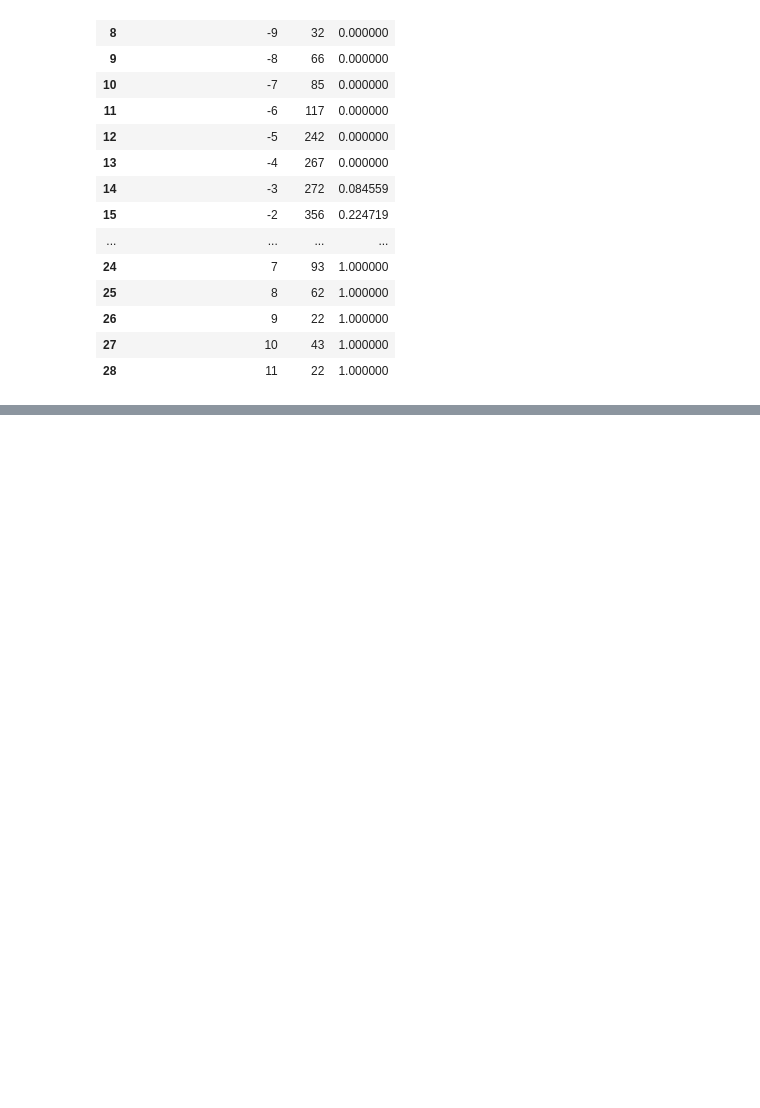
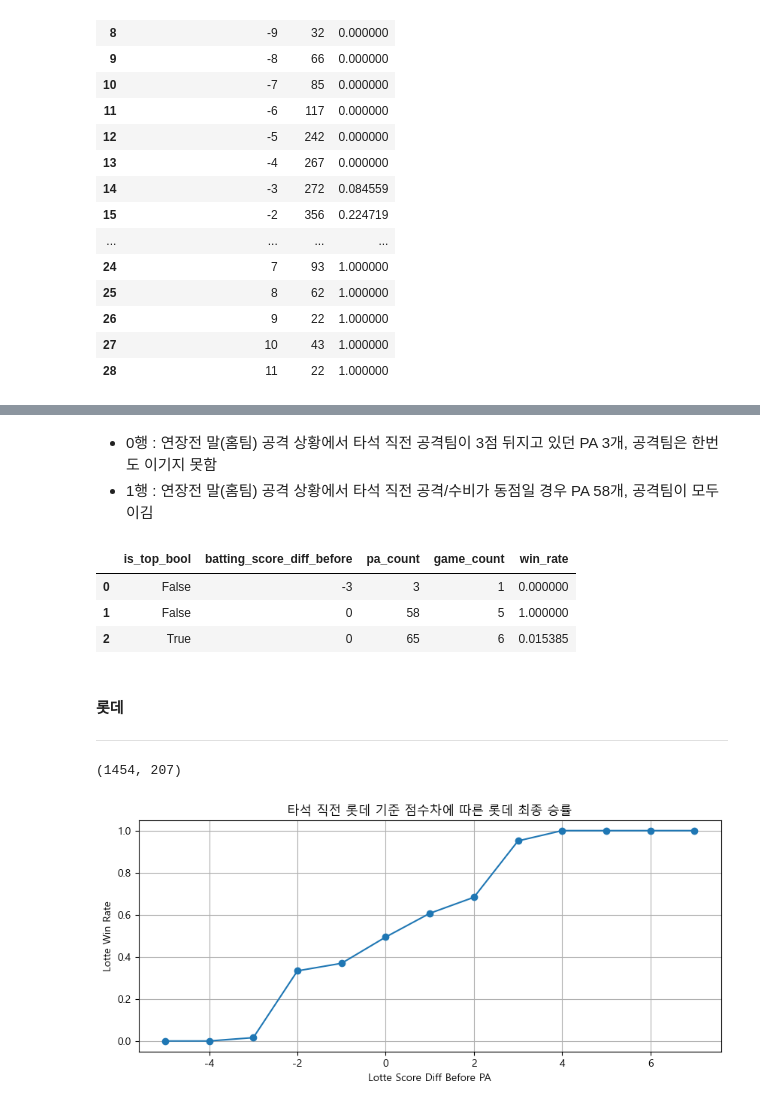
Before and after one commit to Donghaeng-LOTTO/Donghaeng-LOTTO, a Jupyter notebook: analysis/eda_master_table.ipynb, the cells around one changed output, grey strips where cells are left out. Saved outputs shown, nothing was run; the diff lists cells and outputs as text; code cells hidden in the pictures; blank space fills up the shorter version.

```diff
--- a/analysis/eda_master_table.ipynb
+++ b/analysis/eda_master_table.ipynb
@@ -490,0 +417,74 @@ lotte_score_diff
+# %% [markdown]
+- 0행 : 연장전 말(홈팀) 공격 상황에서 타석 직전 공격팀이 3점 뒤지고 있던 PA 3개, 공격팀은 한번도 이기지 못함
+- 1행 : 연장전 말(홈팀) 공격 상황에서 타석 직전 공격/수비가 동점일 경우 PA 58개, 공격팀이 모두 이김
+# %%
+extra_game_check = (
+    extra
+    .groupby(["is_top_bool", "batting_score_diff_before"])
+    .agg(
+        pa_count=("batting_team_win_label", "size"),
+        game_count=("game_id", "nunique"),
+        win_rate=("batting_team_win_label", "mean")
+    )
+    .reset_index()
+    .sort_values(["batting_score_diff_before", "is_top_bool"])
+)
+
+extra_game_check
+# %% [output]
+|  | is_top_bool | batting_score_diff_before | pa_count | game_count | win_rate |
+| 0 | False | -3 | 3 | 1 | 0.000000 |
+| 1 | False | 0 | 58 | 5 | 1.000000 |
+| 2 | True | 0 | 65 | 6 | 0.015385 |
+# %% [markdown]
+#### 롯데
+---
+# %%
+df["away_team_code"].unique(), df["home_team_code"].unique()
+
+LOTTE = "LT"
+lotte_df = df[
+    (df["away_team_code"] == LOTTE) |
+    (df["home_team_code"] == LOTTE)
+].copy()
+
+lotte_df.shape
+# %% [output]
+(1454, 207)
+# %%
+lotte_df["lotte_score_diff_before"] = lotte_df.apply(
+    lambda row: row["batting_score_diff_before"]
+    if row["batting_team_code"] == LOTTE
+    else -row["batting_score_diff_before"],
+    axis=1
+)
+# %%
+import matplotlib.pyplot as plt
+
+lotte_score_diff_win = (
+    lotte_df
+    .dropna(subset=["lotte_score_diff_before", "lotte_win_label"])
+    .groupby("lotte_score_diff_before")["lotte_win_label"]
+    .agg(["mean", "count"])
+    .reset_index()
+)
+
+# 표본 너무 적은 점수차 제거
+lotte_score_diff_win_filtered = lotte_score_diff_win[
+    lotte_score_diff_win["count"] >= 20
+]
+
+plt.figure(figsize=(10, 4))
+plt.plot(
+    lotte_score_diff_win_filtered["lotte_score_diff_before"],
+    lotte_score_diff_win_filtered["mean"],
+    marker="o"
+)
+
+plt.xlabel("Lotte Score Diff Before PA")
+plt.ylabel("Lotte Win Rate")
+plt.title("타석 직전 롯데 기준 점수차에 따른 롯데 최종 승률")
+plt.grid(True)
+plt.show()
+# %% [output]
+[figure, added]
```
Also changed, not shown: parts of 43 cells of this notebook, 2 other files.
